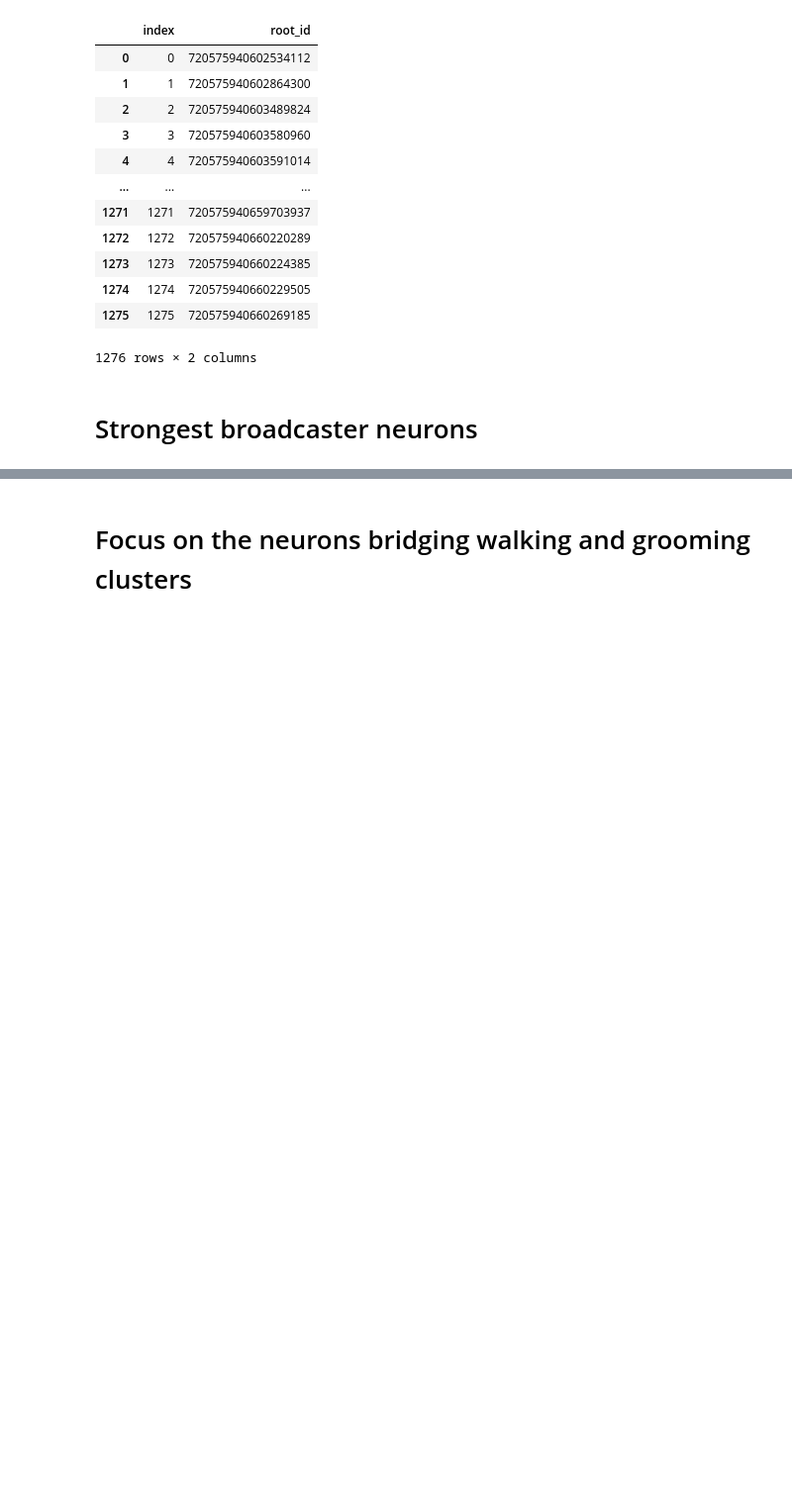
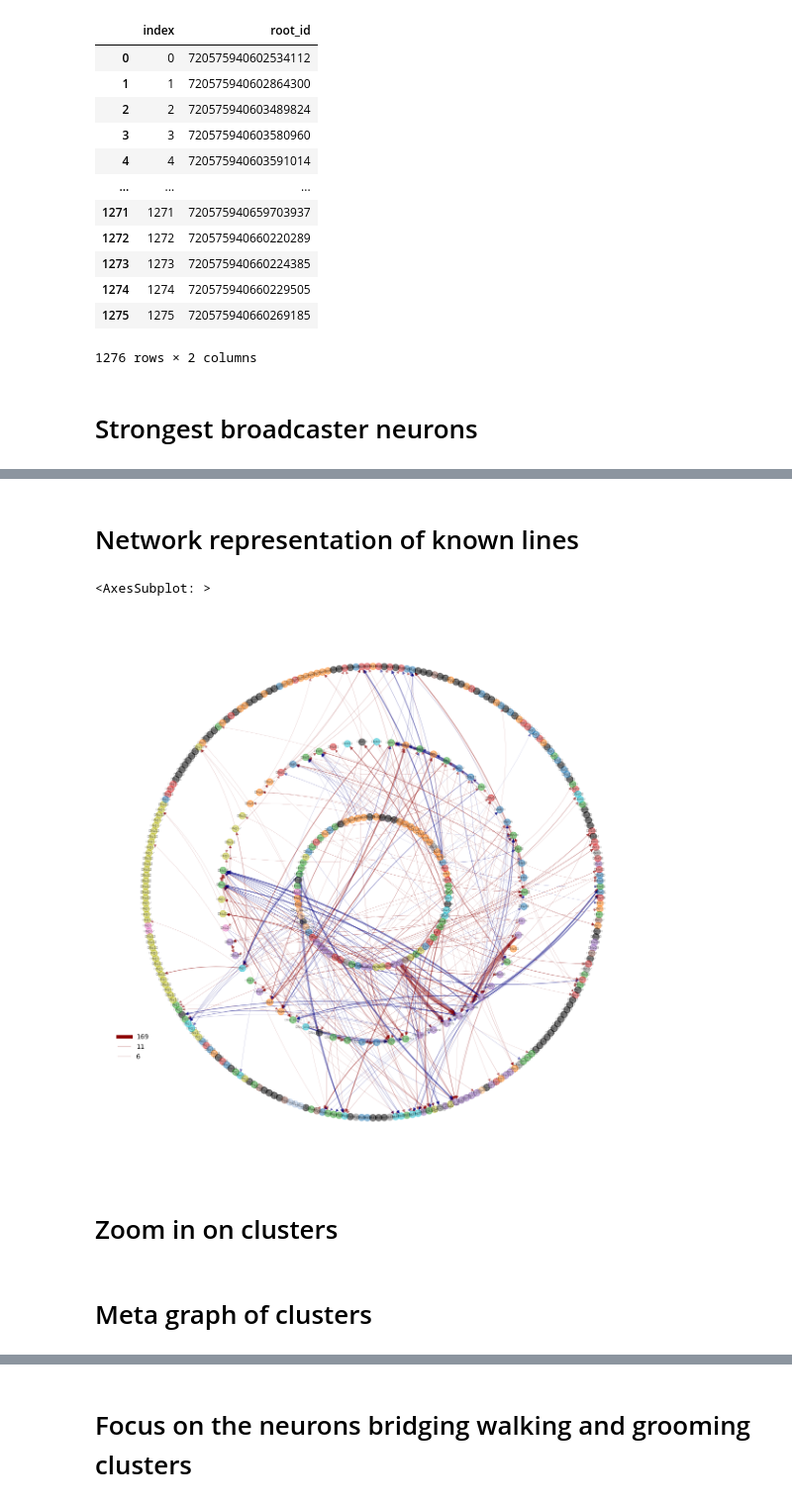
Before and after one commit to NeLy-EPFL/dn_networks, a Jupyter notebook: dn_connectomics/test_ground.ipynb, the cells around one changed output, grey strips where cells are left out. Shown at 99% size. Saved outputs shown, nothing was run; the diff lists cells and outputs as text; code cells hidden in the pictures; blank space fills up the shorter version.

```diff
--- a/dn_connectomics/test_ground.ipynb
+++ b/dn_connectomics/test_ground.ipynb
@@ -137,0 +166,4 @@ dn_data
+# %%
+dn_data.sort_values(by='ordering_nb_outputs', inplace=True)
+dn_data.reset_index(inplace=True, drop=True)
+#dn_data.to_csv(os.path.join(working_folder, 'dn_data_clustering_connectivity_stats.csv'))
@@ -137,0 +172,5 @@ dn_data
+# %%
+# list the neurons that have the most inhibitory connections to cluster 0
+dn_data.sort_values(by='nb_inhib_outputs_to_cluster_0', ascending=False, inplace=True)
+dn_data.reset_index(inplace=True, drop=True)
+dn_data
@@ -137,0 +191,40 @@ dn_data
+# %% [markdown]
+# Network representation of known lines
+# %%
+def get_color_cluster(cluster):
+    if cluster == cluster:             # check if a float is not nan
+        return plot_params.CLUSTERING_ARGS['cluster_colors'][int(cluster)-1]
+    else:
+        return '#000000'
+
+# get the list of root_ids for which we have a genetic line
+genetic_lines = dn_data.loc[dn_data['genetic_line'] == True, 'root_id'].values
+
+# give a color attribute to each node in known_graph depending on the cluster it belongs to
+for node in dn_graph.nodes():
+    cluster = dn_data.loc[dn_data['root_id'] == node, 'paper_cluster'].values[0]
+    dn_graph.nodes[node]['node_color'] = get_color_cluster(cluster)
+    dn_graph.nodes[node]['cluster'] = cluster
+# give a 'published_name' attribute to each node in known_graph corresponding to the name in the dn_data table
+for node in dn_graph.nodes():
+    name = dn_data.loc[dn_data['root_id'] == node, 'name'].values[0]
+    dn_graph.nodes[node]['node_label'] = name
+# add a 'weight' attribute th ethe edges, equal to the 'eff_weight' attribute
+for edge in dn_graph.edges():
+    dn_graph.edges[edge]['weight'] = (
+        dn_graph.edges[edge]['eff_weight']
+        if dn_graph.edges[edge]['syn_count'] > 5
+        else 0
+        )
+# define known_graph, the subset of dn_graph that contains only the neurons for which we have a genetic line
+known_graph = dn_graph.subgraph(genetic_lines)
+# %%
+# draw the graph
+from graph_plot_utils import draw_graph_selfstanding
+fig, ax = plt.subplots(figsize=(15,15))
+draw_graph_selfstanding(known_graph, ax=ax)
+# %% [output]
+<AxesSubplot: >
+[figure, added]
+# %% [markdown]
+# Zoom in on clusters
@@ -137,0 +282,2 @@ dn_data
+# %% [markdown]
+# Meta graph of clusters
```
Also changed, not shown: parts of 23 cells of this notebook, 10 other files.
